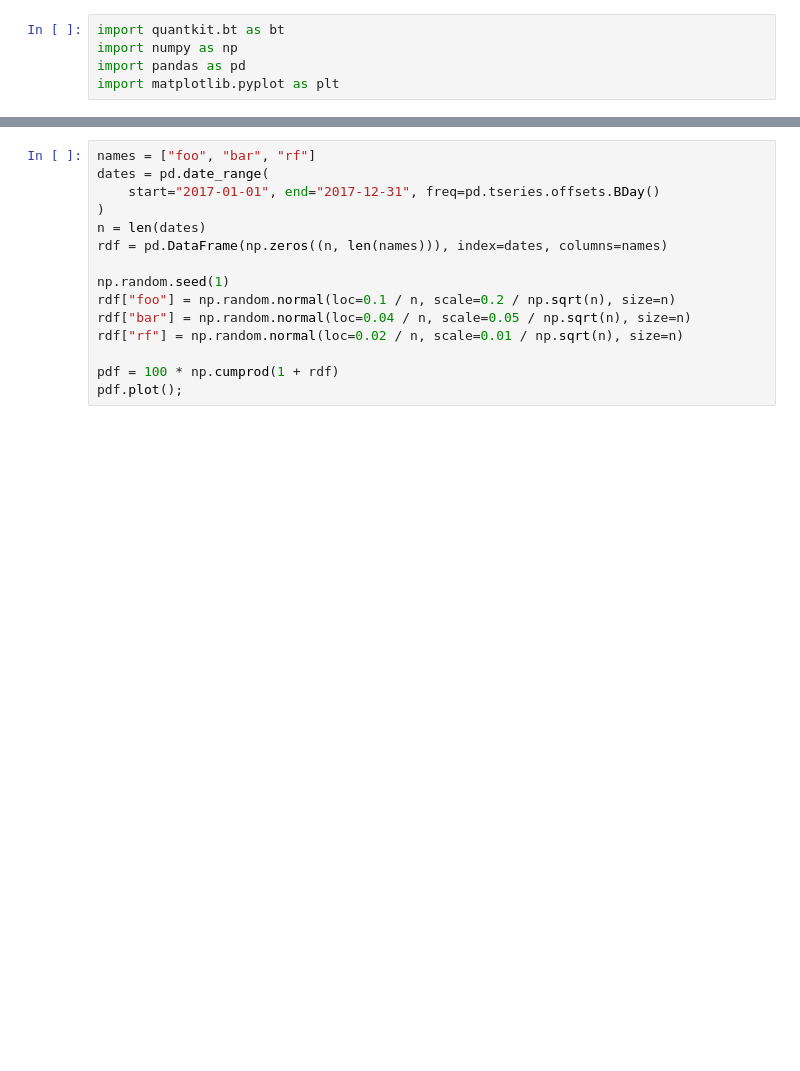
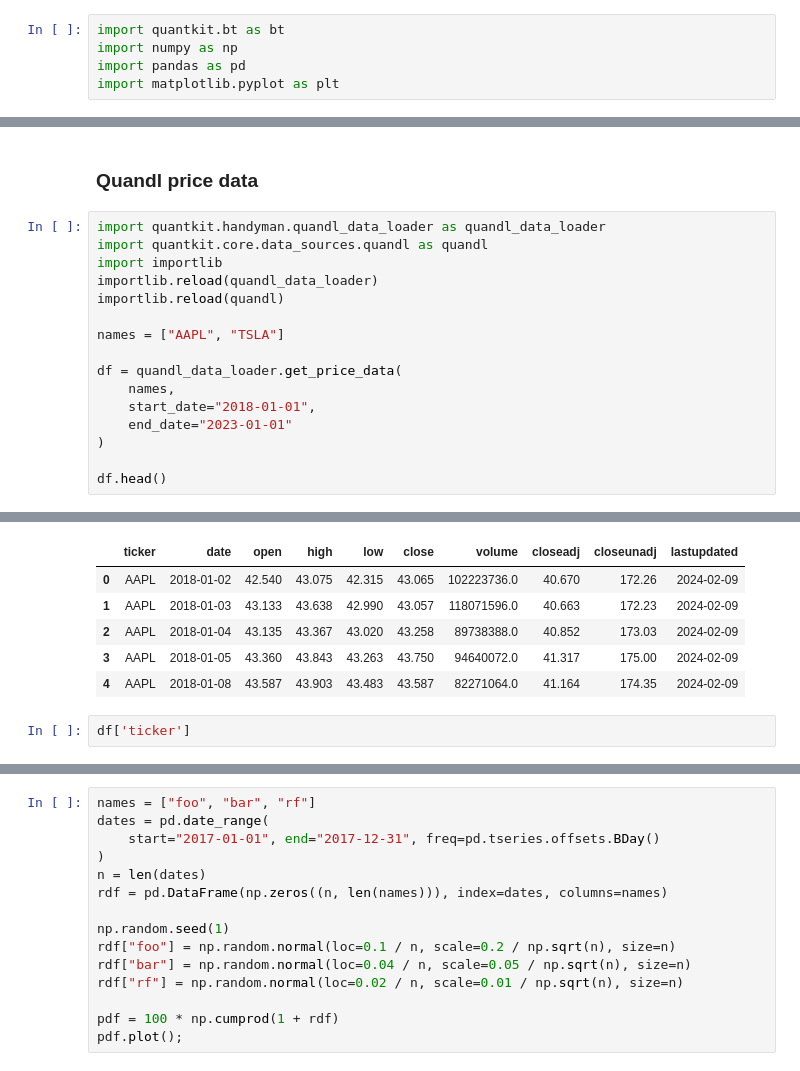
Before and after one commit to mohitbgupta-tcw/quantkit, a Jupyter notebook: notebooks/greg/scratch.ipynb, the cells around one changed output, grey strips where cells are left out. Drawn from its saved outputs; the diff is of its cells as text; blank space fills up the shorter version.

```diff
--- a/notebooks/greg/scratch.ipynb
+++ b/notebooks/greg/scratch.ipynb
@@ -11,0 +80,19 @@ import matplotlib.pyplot as plt
+# %% [markdown]
+### Quandl price data
+# %%
+import quantkit.handyman.quandl_data_loader as quandl_data_loader
+import quantkit.core.data_sources.quandl as quandl
+import importlib
+importlib.reload(quandl_data_loader)
+importlib.reload(quandl)
+
+names = ["AAPL", "TSLA"]
+
+df = quandl_data_loader.get_price_data(
+    names,
+    start_date="2018-01-01",
+    end_date="2023-01-01"
+)
+
+df.head()
+# %% [output]
@@ -11,0 +100,8 @@ import matplotlib.pyplot as plt
+|  | ticker | date | open | high | low | close | volume | closeadj | closeunadj | lastupdated |
+| 0 | AAPL | 2018-01-02 | 42.540 | 43.075 | 42.315 | 43.065 | 102223736.0 | 40.670 | 172.26 | 2024-02-09 |
+| 1 | AAPL | 2018-01-03 | 43.133 | 43.638 | 42.990 | 43.057 | 118071596.0 | 40.663 | 172.23 | 2024-02-09 |
+| 2 | AAPL | 2018-01-04 | 43.135 | 43.367 | 43.020 | 43.258 | 89738388.0 | 40.852 | 173.03 | 2024-02-09 |
+| 3 | AAPL | 2018-01-05 | 43.360 | 43.843 | 43.263 | 43.750 | 94640072.0 | 41.317 | 175.00 | 2024-02-09 |
+| 4 | AAPL | 2018-01-08 | 43.587 | 43.903 | 43.483 | 43.587 | 82271064.0 | 41.164 | 174.35 | 2024-02-09 |
+# %%
+df['ticker']
```
Also changed, not shown: parts of 16 cells of this notebook.
